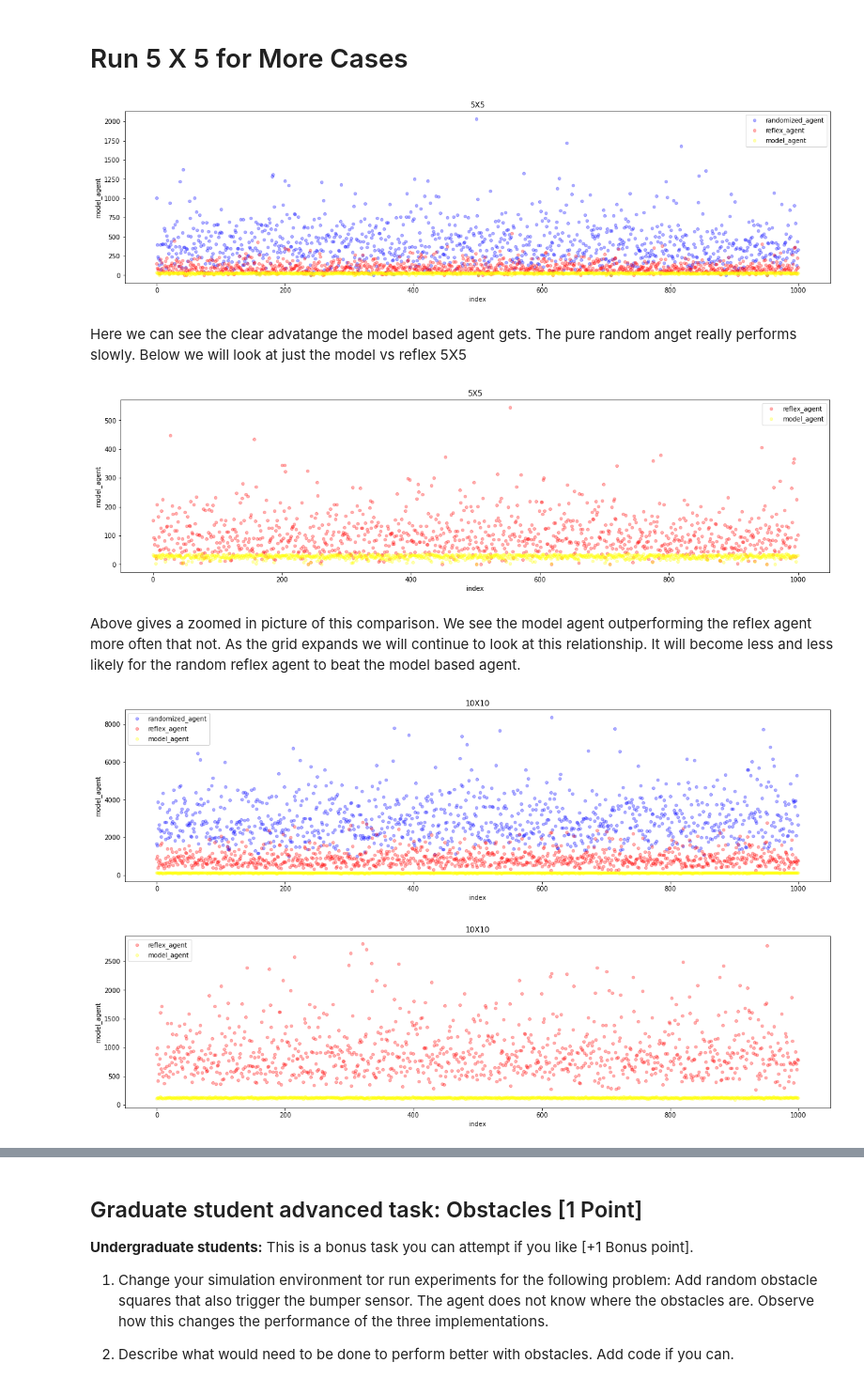
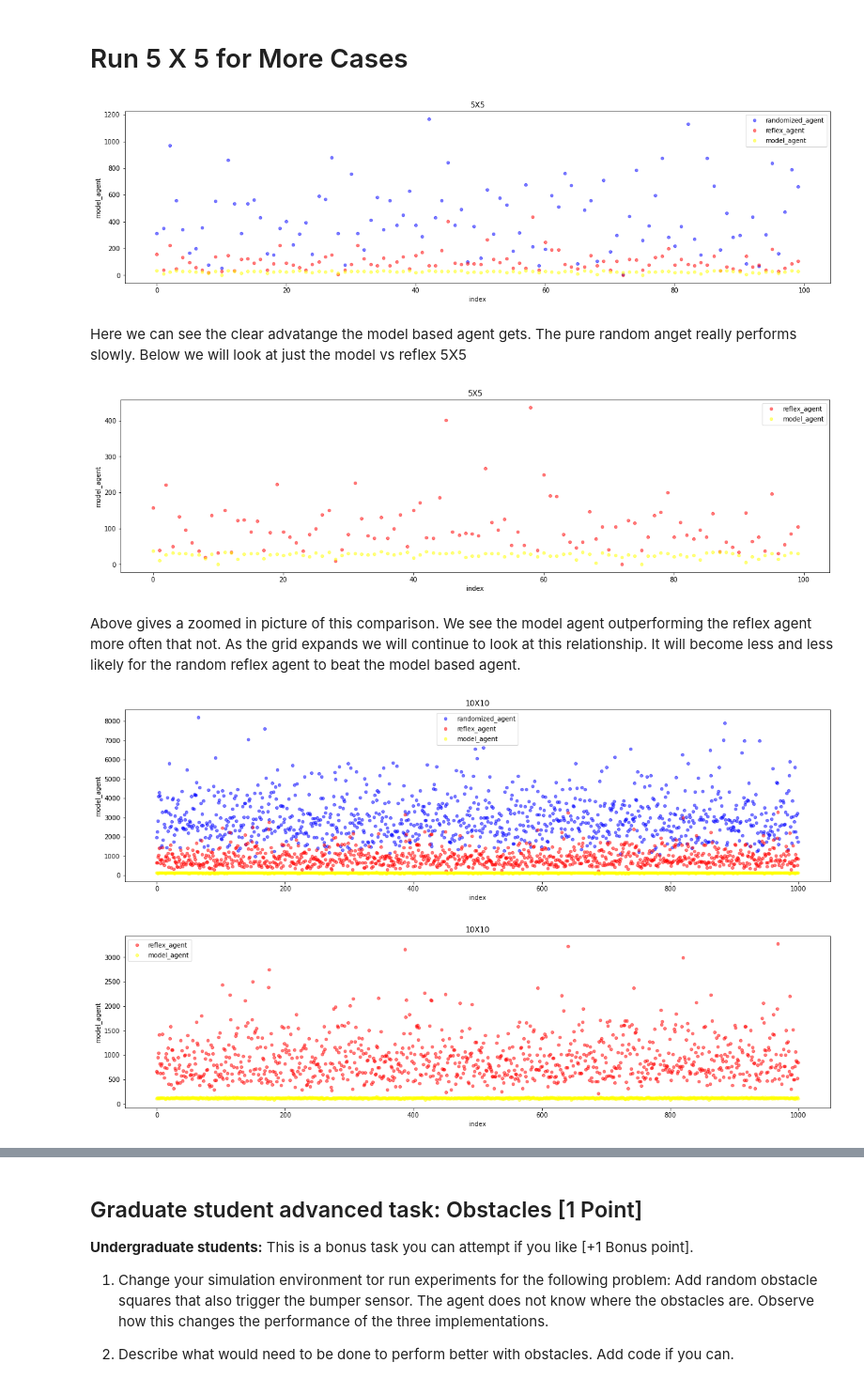
Before and after one commit to stevenjohnlarsen/CS7320-AI, a Jupyter notebook: Agents/simple_randomized_agent.ipynb, the cells around one changed output, grey strips where cells are left out. Shown: that part at 94% size. Saved outputs shown, nothing was run; the diff lists cells and outputs as text; code cells hidden in the pictures.

```diff
--- a/Agents/simple_randomized_agent.ipynb
+++ b/Agents/simple_randomized_agent.ipynb
@@ -139,7 +140,7 @@ def environment(agent, max_steps, verbose = True, length = 5, width = 5, room =
     x_location = random.randint(length)
     y_location = random.randint(width)
     if room == '':
-        room = [[]] * 5
+        room = [[]] * length
         for x in range(length):
             room[x] = [False] * width
             for y in range(width):
@@ -444,21 +388,21 @@ def plotDataFrameAll(df, title = ''):
              x='index',
              color='blue',
              label='randomized_agent',
-             alpha=0.3)
+             alpha=0.5)
     df.plot(kind='scatter',
              y='reflex_agent',
              x='index',
              color='red',
              figsize=(20,5), ax = ax,
              label='reflex_agent',
-             alpha=0.3)
+             alpha=0.5)
     df.plot(kind='scatter',
              y='model_agent',
              x='index',
              color='yellow',
              figsize=(20,5), ax = ax,
              label='model_agent',
-             alpha=0.3)
+             alpha=0.5)
     ax.set_title(title)
 
 def plotDataFrameRelfexModel(df, title = ''):
@@ -468,14 +412,14 @@ def plotDataFrameRelfexModel(df, title = ''):
              color='red',
              figsize=(20,5),
              label='reflex_agent',
-             alpha=0.3)
+             alpha=0.5)
     df.plot(kind='scatter',
              y='model_agent',
              x='index',
              color='yellow',
              figsize=(20,5), ax = ax,
              label='model_agent',
-             alpha=0.3)
+             alpha=0.5)
     ax.set_title(title)
 def plotDataFrameModel(df, title = ''):
     ax = df.plot(kind='scatter',
@@ -488,22 +432,22 @@ def plotDataFrameModel(df, title = ''):
 # %% [markdown]
 # Run 5 X 5 for More Cases
 # %%
-df5X5 = simulation(5,5,1000, max_steps= 1000000, verbose = False, inner_verbose = False)
-plotDataFrameAll(df, '5X5')
+df5X5 = simulation(5,5,100, max_steps= 1000000, verbose = False, inner_verbose = False)
+plotDataFrameAll(df5X5, '5X5')
 # %% [output]
-[figure, old version]
+[figure, new version]
 # %% [markdown]
 Here we can see the clear advatange the model based agent gets.  The pure random anget really performs slowly. Below we will look at just the model vs reflex 5X5
 # %%
-plotDataFrameRelfexModel(df, '5X5')
+plotDataFrameRelfexModel(df5X5, '5X5')
 # %% [output]
-[figure, old version]
+[figure, new version]
 # %% [markdown]
 Above gives a zoomed in picture of this comparison.  We see the model agent outperforming the reflex agent more often that not.  As the grid expands we will continue to look at this relationship.  It will become less and less likely for the random reflex agent to beat the model based agent.
 # %%
 df10X10 = simulation(10,10,1000, max_steps= 1000000, verbose = False, inner_verbose = False)
-plotDataFrameAll(df, '10X10')
-plotDataFrameRelfexModel(df, '10X10')
+plotDataFrameAll(df10X10, '10X10')
+plotDataFrameRelfexModel(df10X10, '10X10')
 # %% [output]
-[figure, old version]
+[figure, new version]
-[figure, old version]
+[figure, new version]
```
Also changed, not shown: parts of 42 cells of this notebook.
